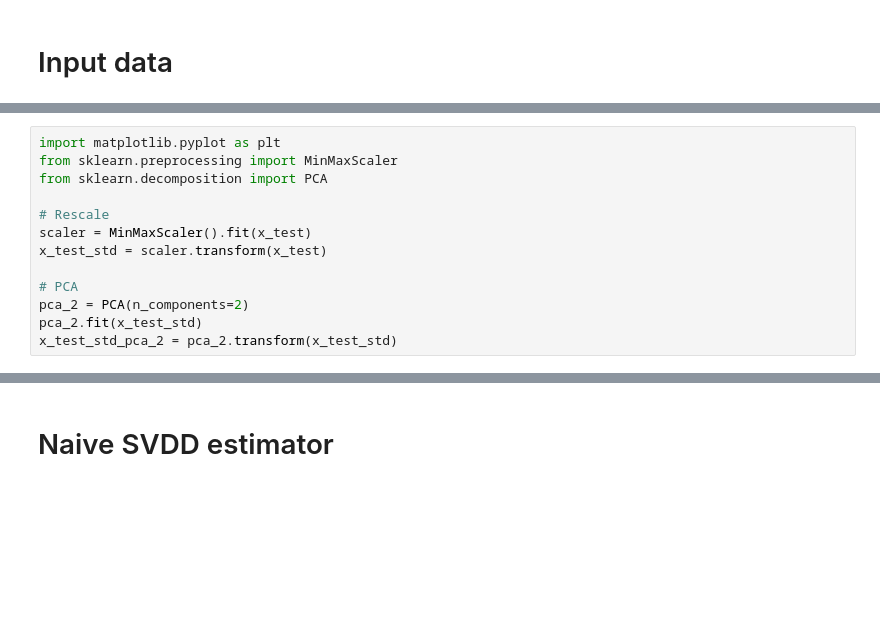
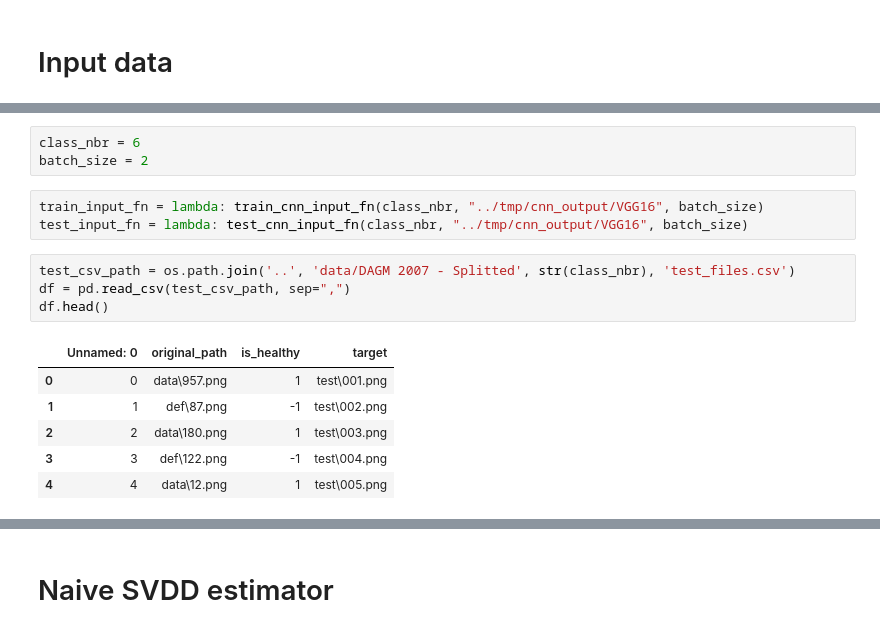
Before and after one commit to DEKHTIARJonathan/DeepOneClass, a Jupyter notebook: source_files/main.ipynb, the cells around one changed output, grey strips where cells are left out. Drawn from its saved outputs; the diff is of its cells as text; blank space fills up the shorter version.

```diff
--- a/source_files/main.ipynb
+++ b/source_files/main.ipynb
@@ -65,13 +13,17 @@ x_train.shape, x_test.shape, y_test.shape
-# %%
-import matplotlib.pyplot as plt
-from sklearn.preprocessing import MinMaxScaler
-from sklearn.decomposition import PCA
-
-# Rescale
-scaler = MinMaxScaler().fit(x_test)
-x_test_std = scaler.transform(x_test)
-
-# PCA
-pca_2 = PCA(n_components=2)
-pca_2.fit(x_test_std)
-x_test_std_pca_2 = pca_2.transform(x_test_std)
+# %%
+class_nbr = 6
+batch_size = 2
+# %%
+train_input_fn = lambda: train_cnn_input_fn(class_nbr, "../tmp/cnn_output/VGG16", batch_size)
+test_input_fn = lambda: test_cnn_input_fn(class_nbr, "../tmp/cnn_output/VGG16", batch_size)
+# %%
+test_csv_path = os.path.join('..', 'data/DAGM 2007 - Splitted', str(class_nbr), 'test_files.csv')
+df = pd.read_csv(test_csv_path, sep=",")
+df.head()
+# %% [output]
+|  | Unnamed: 0 | original_path | is_healthy | target |
+| 0 | 0 | data\957.png | 1 | test\001.png |
+| 1 | 1 | def\87.png | -1 | test\002.png |
+| 2 | 2 | data\180.png | 1 | test\003.png |
+| 3 | 3 | def\122.png | -1 | test\004.png |
+| 4 | 4 | data\12.png | 1 | test\005.png |
```
Also changed, not shown: parts of 23 cells of this notebook, 4 other files.
